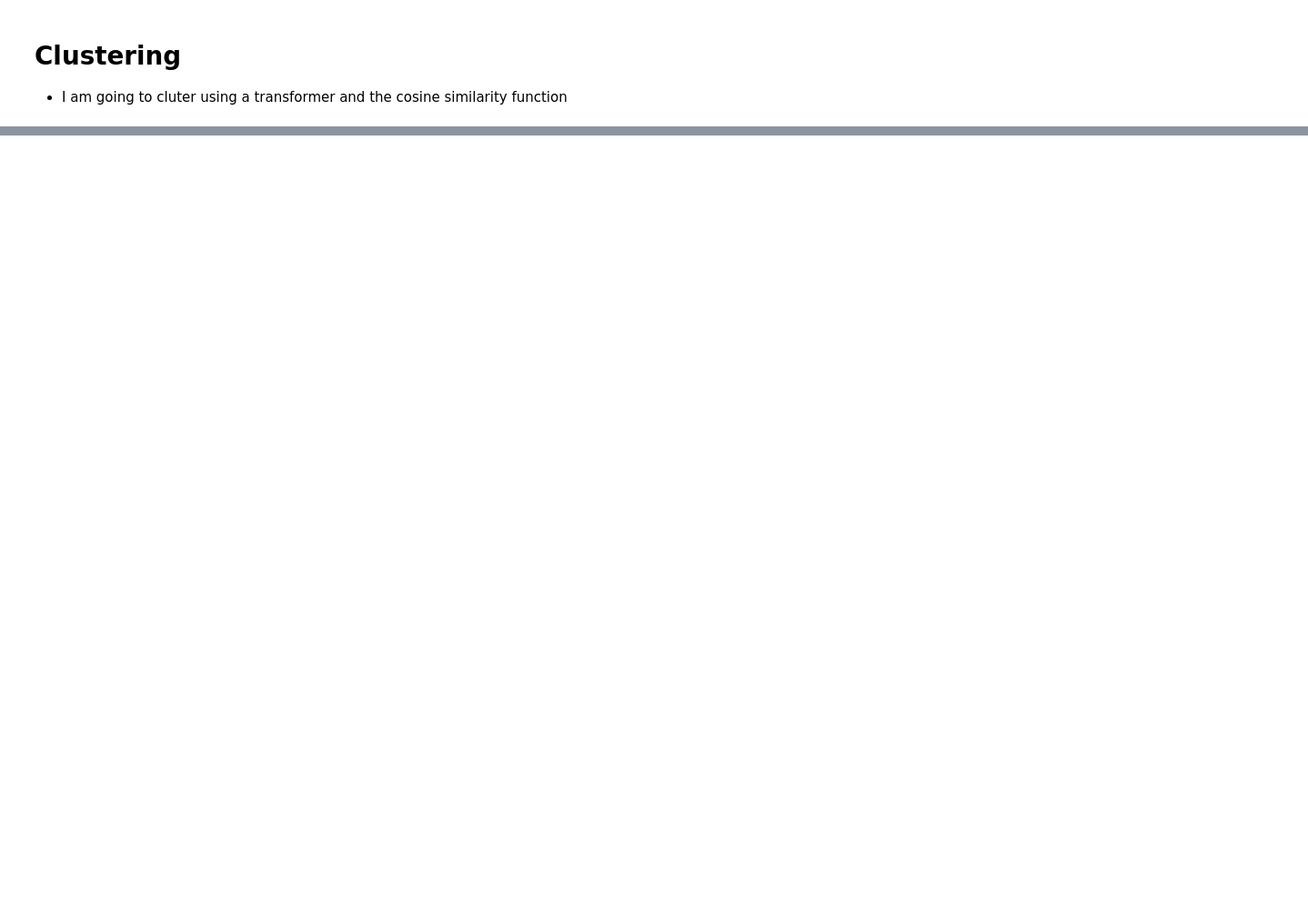
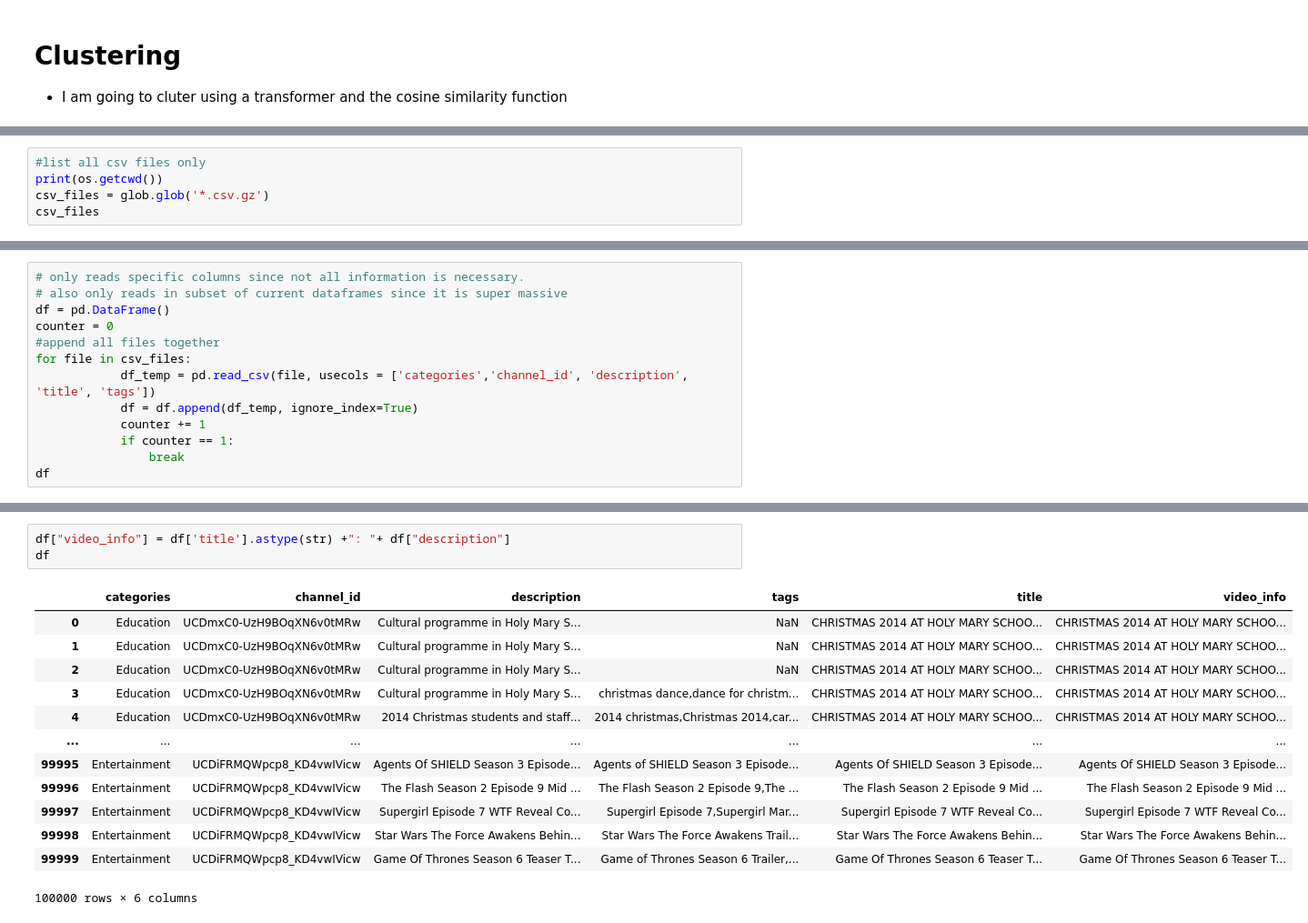
Before and after one commit to epfl-ada/ada-2022-project-chromegoldfish, a Jupyter notebook: simon/data-explore.ipynb, the cells around one changed output, grey strips where cells are left out. Shown at 91% size. Saved outputs shown, nothing was run; the diff lists cells and outputs as text; blank space fills up the shorter version.

```diff
--- a/simon/data-explore.ipynb
+++ b/simon/data-explore.ipynb
@@ -379,0 +407,5 @@ df = pd.read_json('../data/yt_metadata_en.jsonl.gz')
+# %%
+#list all csv files only
+print(os.getcwd())
+csv_files = glob.glob('*.csv.gz')
+csv_files
@@ -379,0 +431,13 @@ df = pd.read_json('../data/yt_metadata_en.jsonl.gz')
+# %%
+# only reads specific columns since not all information is necessary.
+# also only reads in subset of current dataframes since it is super massive
+df = pd.DataFrame()
+counter = 0
+#append all files together
+for file in csv_files:
+            df_temp = pd.read_csv(file, usecols = ['categories','channel_id', 'description', 'title', 'tags'])
+            df = df.append(df_temp, ignore_index=True)
+            counter += 1
+            if counter == 1:
+                break
+df
@@ -379,0 +490,17 @@ df = pd.read_json('../data/yt_metadata_en.jsonl.gz')
+# %%
+df["video_info"] = df['title'].astype(str) +": "+ df["description"]
+df
+# %% [output]
+|  | categories | channel_id | description | tags | title | video_info |
+| 0 | Education | UCDmxC0-UzH9BOqXN6v0tMRw | Cultural programme in Holy Mary S... | NaN | CHRISTMAS 2014 AT HOLY MARY SCHOO... | CHRISTMAS 2014 AT HOLY MARY SCHOO... |
+| 1 | Education | UCDmxC0-UzH9BOqXN6v0tMRw | Cultural programme in Holy Mary S... | NaN | CHRISTMAS 2014 AT HOLY MARY SCHOO... | CHRISTMAS 2014 AT HOLY MARY SCHOO... |
+| 2 | Education | UCDmxC0-UzH9BOqXN6v0tMRw | Cultural programme in Holy Mary S... | NaN | CHRISTMAS 2014 AT HOLY MARY SCHOO... | CHRISTMAS 2014 AT HOLY MARY SCHOO... |
+| 3 | Education | UCDmxC0-UzH9BOqXN6v0tMRw | Cultural programme in Holy Mary S... | christmas dance,dance for christm... | CHRISTMAS 2014 AT HOLY MARY SCHOO... | CHRISTMAS 2014 AT HOLY MARY SCHOO... |
+| 4 | Education | UCDmxC0-UzH9BOqXN6v0tMRw | 2014 Christmas students and staff... | 2014 christmas,Christmas 2014,car... | CHRISTMAS 2014 AT HOLY MARY SCHOO... | CHRISTMAS 2014 AT HOLY MARY SCHOO... |
+| ... | ... | ... | ... | ... | ... | ... |
+| 99995 | Entertainment | UCDiFRMQWpcp8_KD4vwIVicw | Agents Of SHIELD Season 3 Episode... | Agents of SHIELD Season 3 Episode... | Agents Of SHIELD Season 3 Episode... | Agents Of SHIELD Season 3 Episode... |
+| 99996 | Entertainment | UCDiFRMQWpcp8_KD4vwIVicw | The Flash Season 2 Episode 9 Mid ... | The Flash Season 2 Episode 9,The ... | The Flash Season 2 Episode 9 Mid ... | The Flash Season 2 Episode 9 Mid ... |
+| 99997 | Entertainment | UCDiFRMQWpcp8_KD4vwIVicw | Supergirl Episode 7 WTF Reveal Co... | Supergirl Episode 7,Supergirl Mar... | Supergirl Episode 7 WTF Reveal Co... | Supergirl Episode 7 WTF Reveal Co... |
+| 99998 | Entertainment | UCDiFRMQWpcp8_KD4vwIVicw | Star Wars The Force Awakens Behin... | Star Wars The Force Awakens Trail... | Star Wars The Force Awakens Behin... | Star Wars The Force Awakens Behin... |
+| 99999 | Entertainment | UCDiFRMQWpcp8_KD4vwIVicw | Game Of Thrones Season 6 Teaser T... | Game of Thrones Season 6 Trailer,... | Game Of Thrones Season 6 Teaser T... | Game Of Thrones Season 6 Teaser T... |
+100000 rows × 6 columns
```
Also changed, not shown: parts of 31 cells of this notebook, 1 other file.
